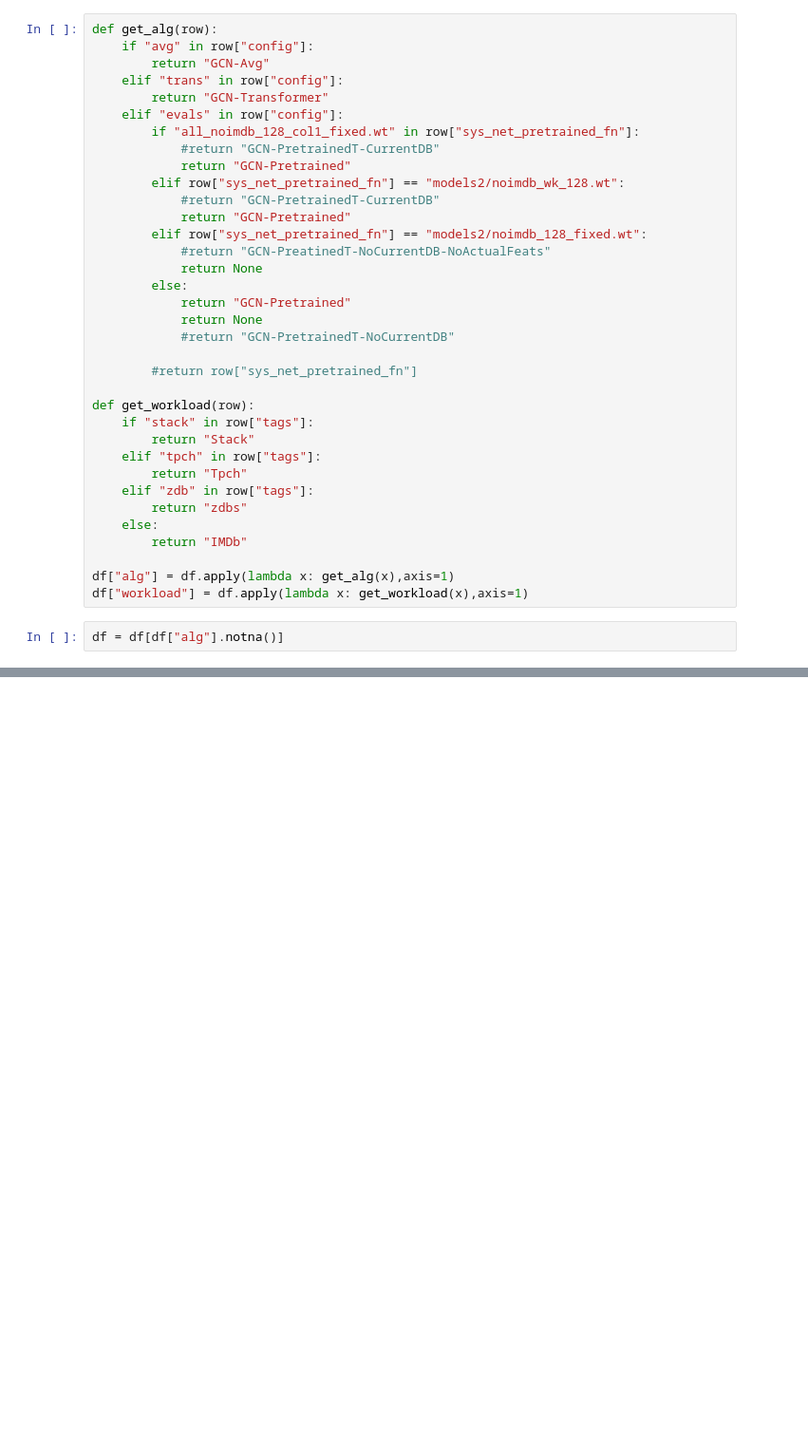
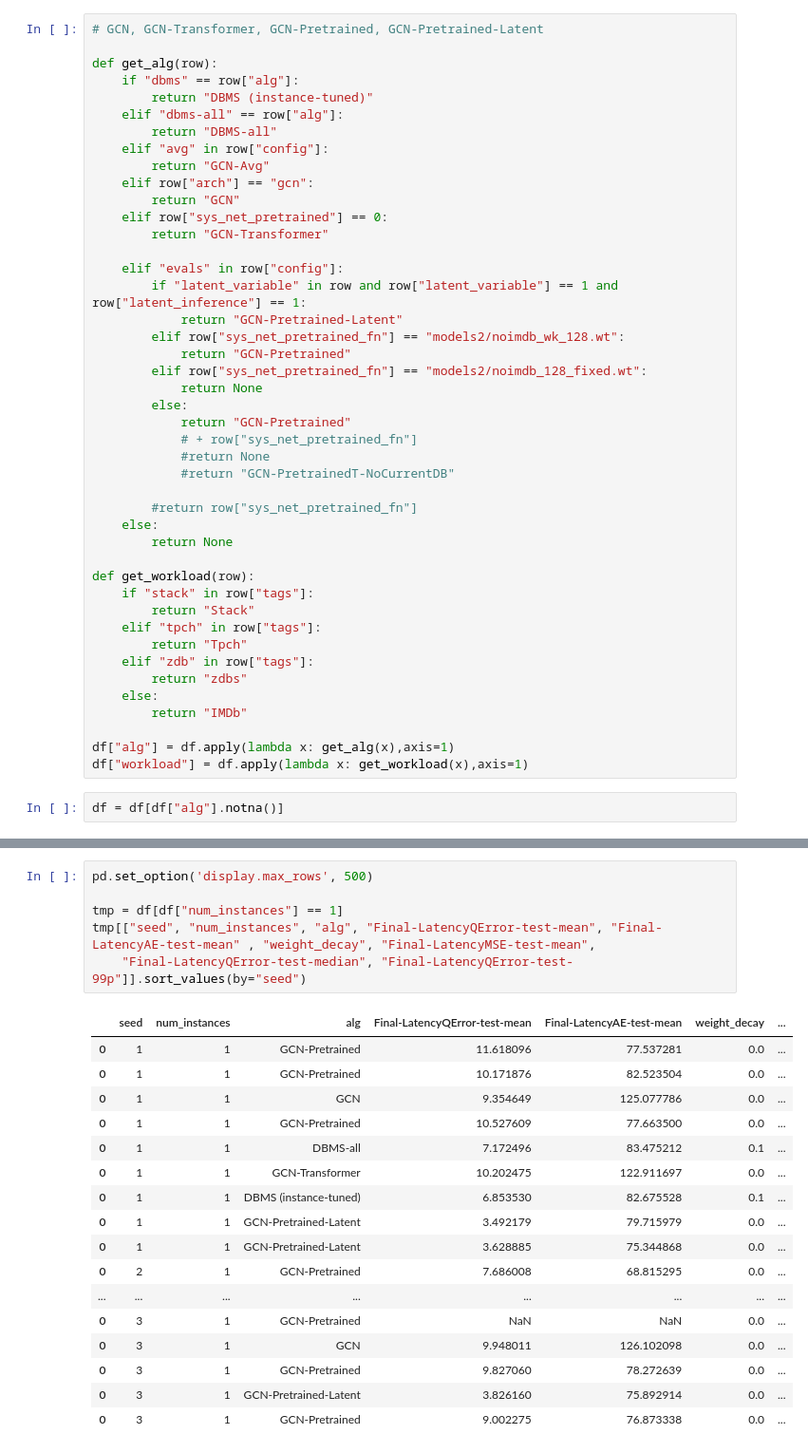
Before and after one commit to parimarjan/LatencyCollector, a Jupyter notebook: Notebooks/wandb-summary-figs.ipynb, the cells around one changed output, grey strips where cells are left out. Shown at 95% size. Cells and saved outputs as stored; diff of their text form; blank space fills up the shorter version.

```diff
--- a/Notebooks/wandb-summary-figs.ipynb
+++ b/Notebooks/wandb-summary-figs.ipynb
@@ -98,25 +166,34 @@ print(len(df))
 # %%
+# GCN, GCN-Transformer, GCN-Pretrained, GCN-Pretrained-Latent
+
 def get_alg(row):
-    if "avg" in row["config"]:
+    if "dbms" == row["alg"]:
+        return "DBMS (instance-tuned)"
+    elif "dbms-all" == row["alg"]:
+        return "DBMS-all"
+    elif "avg" in row["config"]:
         return "GCN-Avg"
-    elif "trans" in row["config"]:
+    elif row["arch"] == "gcn":
+        return "GCN"
+    elif row["sys_net_pretrained"] == 0:
         return "GCN-Transformer"
+
     elif "evals" in row["config"]:
-        if "all_noimdb_128_col1_fixed.wt" in row["sys_net_pretrained_fn"]:
-            #return "GCN-PretrainedT-CurrentDB"
-            return "GCN-Pretrained"
+        if "latent_variable" in row and row["latent_variable"] == 1 and row["latent_inference"] == 1:
+            return "GCN-Pretrained-Latent"
         elif row["sys_net_pretrained_fn"] == "models2/noimdb_wk_128.wt":
-            #return "GCN-PretrainedT-CurrentDB"
             return "GCN-Pretrained"
         elif row["sys_net_pretrained_fn"] == "models2/noimdb_128_fixed.wt":
-            #return "GCN-PreatinedT-NoCurrentDB-NoActualFeats"
             return None
         else:
             return "GCN-Pretrained"
-            return None
+            # + row["sys_net_pretrained_fn"]
+            #return None
             #return "GCN-PretrainedT-NoCurrentDB"
 
         #return row["sys_net_pretrained_fn"]
+    else:
+        return None
 
 def get_workload(row):
     if "stack" in row["tags"]:
@@ -172,0 +246,24 @@ Index(['Tags', 'name', 'lr', 'alg', 'hl1', 'arch', 'seed', 'tags', 'config',
+# %%
+pd.set_option('display.max_rows', 500)
+
+tmp = df[df["num_instances"] == 1]
+tmp[["seed", "num_instances", "alg", "Final-LatencyQError-test-mean", "Final-LatencyAE-test-mean" , "weight_decay", "Final-LatencyMSE-test-mean",
+    "Final-LatencyQError-test-median", "Final-LatencyQError-test-99p"]].sort_values(by="seed")
+# %% [output]
+|  | seed | num_instances | alg | Final-LatencyQError-test-mean | Final-LatencyAE-test-mean | weight_decay | ... |
+| 0 | 1 | 1 | GCN-Pretrained | 11.618096 | 77.537281 | 0.0 | ... |
+| 0 | 1 | 1 | GCN-Pretrained | 10.171876 | 82.523504 | 0.0 | ... |
+| 0 | 1 | 1 | GCN | 9.354649 | 125.077786 | 0.0 | ... |
+| 0 | 1 | 1 | GCN-Pretrained | 10.527609 | 77.663500 | 0.0 | ... |
+| 0 | 1 | 1 | DBMS-all | 7.172496 | 83.475212 | 0.1 | ... |
+| 0 | 1 | 1 | GCN-Transformer | 10.202475 | 122.911697 | 0.0 | ... |
+| 0 | 1 | 1 | DBMS (instance-tuned) | 6.853530 | 82.675528 | 0.1 | ... |
+| 0 | 1 | 1 | GCN-Pretrained-Latent | 3.492179 | 79.715979 | 0.0 | ... |
+| 0 | 1 | 1 | GCN-Pretrained-Latent | 3.628885 | 75.344868 | 0.0 | ... |
+| 0 | 2 | 1 | GCN-Pretrained | 7.686008 | 68.815295 | 0.0 | ... |
+| ... | ... | ... | ... | ... | ... | ... | ... |
+| 0 | 3 | 1 | GCN-Pretrained | NaN | NaN | 0.0 | ... |
+| 0 | 3 | 1 | GCN | 9.948011 | 126.102098 | 0.0 | ... |
+| 0 | 3 | 1 | GCN-Pretrained | 9.827060 | 78.272639 | 0.0 | ... |
+| 0 | 3 | 1 | GCN-Pretrained-Latent | 3.826160 | 75.892914 | 0.0 | ... |
+| 0 | 3 | 1 | GCN-Pretrained | 9.002275 | 76.873338 | 0.0 | ... |
```
Also changed, not shown: parts of 21 cells of this notebook, 2 other files.
